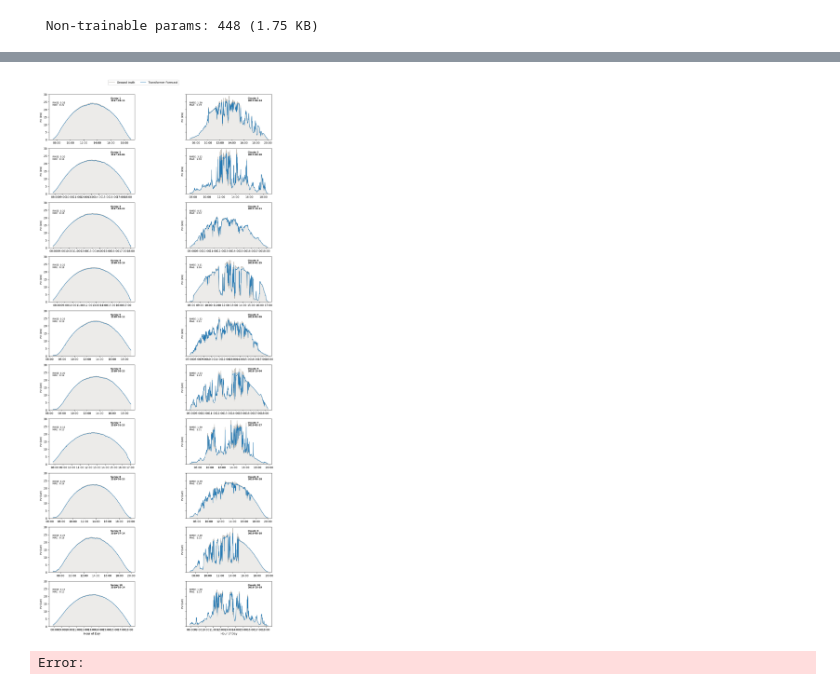
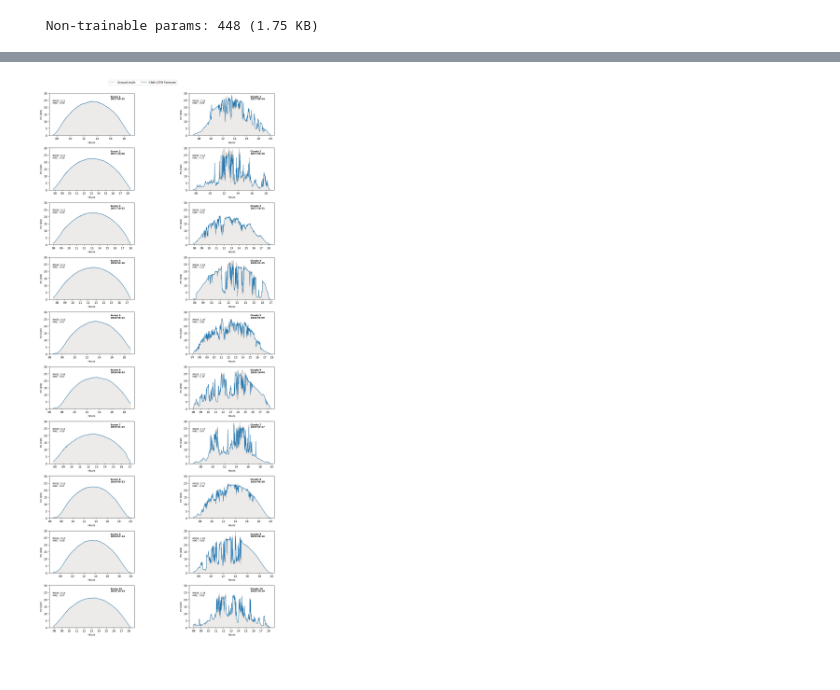
Before and after one commit to umerkang66/skippd-solar-forecasting, a Jupyter notebook: nowcast/04-cnn-lstm.ipynb, the cells around one changed output, grey strips where cells are left out. Drawn from its saved outputs; the diff is of its cells as text; code cells hidden in the pictures.

```diff
--- a/nowcast/04-cnn-lstm.ipynb
+++ b/nowcast/04-cnn-lstm.ipynb
@@ -795,7 +820,7 @@ hours_test_seq = np.array(
 
 fig, axarr = plt.subplots(10, 2, sharex=False, sharey=True, figsize=(12, 28))
 
-xfmt = mdates.DateFormatter("%H:%M")
+xfmt = mdates.DateFormatter("%H")
 fmt_date = datetime.date(2000, 1, 1)
 
 COLOR_GT = "#B6B1A9"
@@ -837,6 +862,7 @@ for i, date in enumerate(sunny_dates_test):
     )
 
     ax.set_ylabel("PV (kW)", fontsize=9)
+    ax.set_xlabel("Hours", fontsize=9)
     ax.xaxis.set_major_formatter(xfmt)
 
     ax.text(
@@ -880,40 +906,37 @@ for i, date in enumerate(cloudy_dates_test):
     ax.plot(hours_xaxis, y_pred_d, color=COLOR_PRED, linewidth=1.2)
 
     ax.set_ylabel("PV (kW)", fontsize=9)
+    ax.set_xlabel("Hours", fontsize=9)
+    ax.tick_params(axis="y", labelleft=True)
     ax.xaxis.set_major_formatter(xfmt)
 
     ax.text(
         0.72,
         0.85,
         f"Cloudy {i + 1}\n{date}",
         transform=ax.transAxes,
         fontsize=8,
         fontweight="bold",
     )
 
     ax.text(
         0.04,
         0.75,
         f"RMSE: {d_rmse:.2f}\nMAE:  {d_mae:.2f}",
         transform=ax.transAxes,
         fontsize=8,
     )
 
 
 axarr[0, 0].set_ylim(0, 30)
 
 axarr[0, 0].legend(bbox_to_anchor=[1.1, 1.35], loc="upper center", ncol=2, frameon=True)
 
-axarr[-1, 0].set_xlabel("Hour of Day", fontsize=10)
-
-axarr[-1, 1].set_xlabel("Hour of Day", fontsize=10)
-
 plt.tight_layout()
 
 plt.show()
 # %% [output]
-[figure, old version]
+[figure, new version]
-Error:
 # %%
 %load_ext tensorboard
 
```
Also changed, not shown: parts of 7 cells of this notebook.
